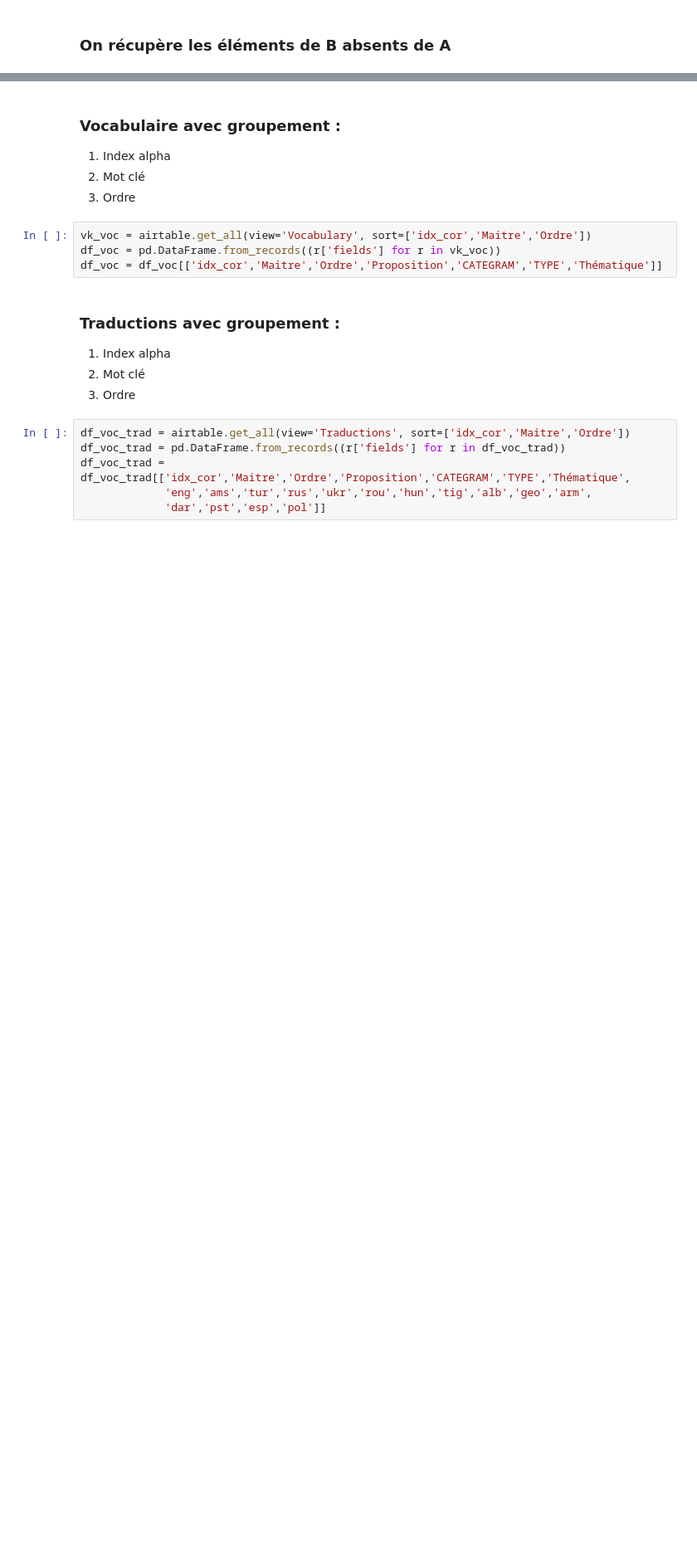
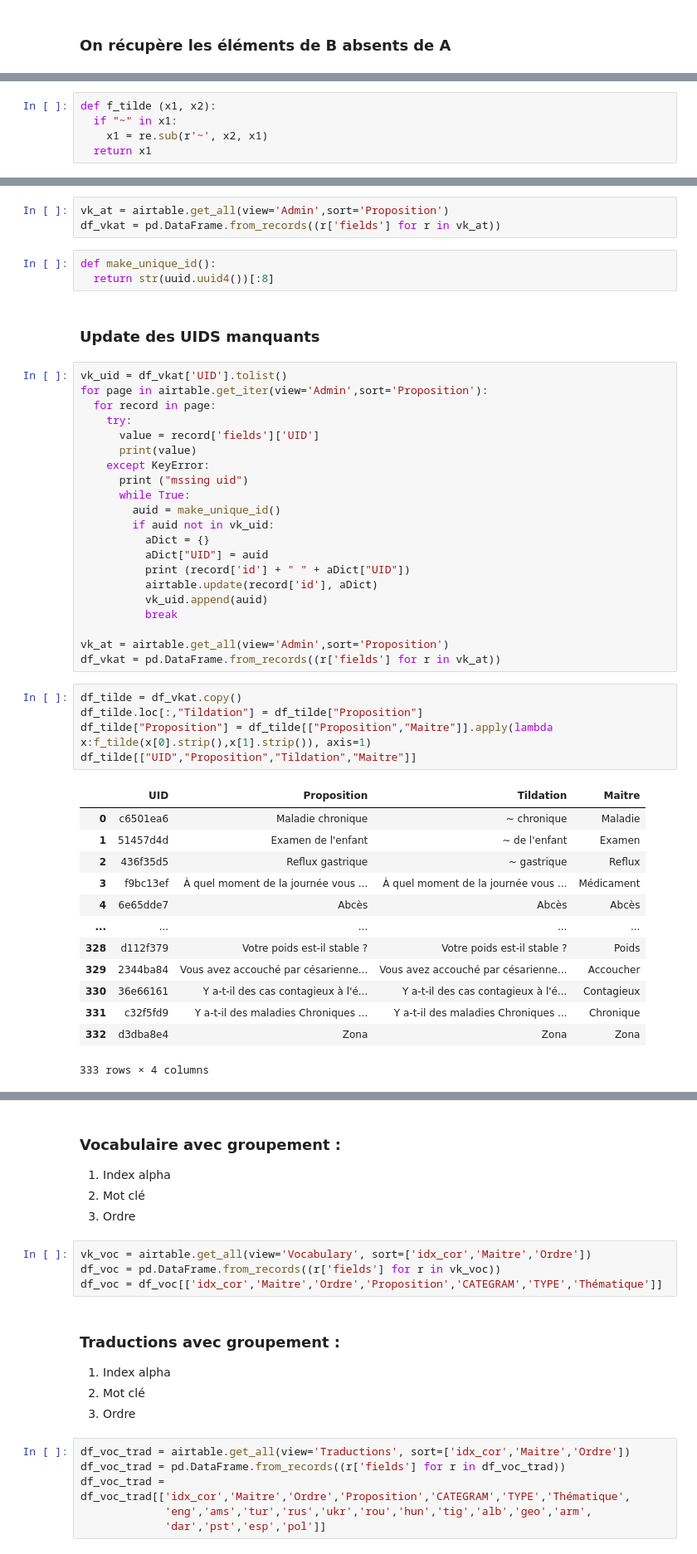
Before and after one commit to gretiere545/corpus, a Jupyter notebook: corpus_sync_airtable.ipynb, the cells around one changed output, grey strips where cells are left out. Shown at 83% size. Saved outputs shown, nothing was run; the diff lists cells and outputs as text; blank space fills up the shorter version.

Commit message:
Avec tildation (supprimé)

```diff
--- a/corpus_sync_airtable.ipynb
+++ b/corpus_sync_airtable.ipynb
@@ -234,0 +202,5 @@ df_vkat
+# %%
+def f_tilde (x1, x2):
+  if "~" in x1:
+    x1 = re.sub(r'~', x2, x1)
+  return x1
@@ -234,0 +209,48 @@ df_vkat
+# %%
+vk_at = airtable.get_all(view='Admin',sort='Proposition')
+df_vkat = pd.DataFrame.from_records((r['fields'] for r in vk_at))
+# %%
+def make_unique_id():
+  return str(uuid.uuid4())[:8]
+# %% [markdown]
+### Update des UIDS manquants
+# %%
+vk_uid = df_vkat['UID'].tolist()
+for page in airtable.get_iter(view='Admin',sort='Proposition'):
+  for record in page:
+    try:
+      value = record['fields']['UID']
+      print(value)
+    except KeyError:
+      print ("mssing uid")
+      while True:
+        auid = make_unique_id()
+        if auid not in vk_uid:
+          aDict = {}
+          aDict["UID"] = auid
+          print (record['id'] + " " + aDict["UID"])
+          airtable.update(record['id'], aDict)
+          vk_uid.append(auid)
+          break
+
+vk_at = airtable.get_all(view='Admin',sort='Proposition')
+df_vkat = pd.DataFrame.from_records((r['fields'] for r in vk_at))
+# %%
+df_tilde = df_vkat.copy()
+df_tilde.loc[:,"Tildation"] = df_tilde["Proposition"]
+df_tilde["Proposition"] = df_tilde[["Proposition","Maitre"]].apply(lambda x:f_tilde(x[0].strip(),x[1].strip()), axis=1)
+df_tilde[["UID","Proposition","Tildation","Maitre"]]
+# %% [output]
+|  | UID | Proposition | Tildation | Maitre |
+| 0 | c6501ea6 | Maladie chronique | ~ chronique | Maladie |
+| 1 | 51457d4d | Examen de l'enfant | ~ de l'enfant | Examen |
+| 2 | 436f35d5 | Reflux gastrique | ~ gastrique | Reflux |
+| 3 | f9bc13ef | À quel moment de la journée vous ... | À quel moment de la journée vous ... | Médicament |
+| 4 | 6e65dde7 | Abcès | Abcès | Abcès |
+| ... | ... | ... | ... | ... |
+| 328 | d112f379 | Votre poids est-il stable ? | Votre poids est-il stable ? | Poids |
+| 329 | 2344ba84 | Vous avez accouché par césarienne... | Vous avez accouché par césarienne... | Accoucher |
+| 330 | 36e66161 | Y a-t-il des cas contagieux à l'é... | Y a-t-il des cas contagieux à l'é... | Contagieux |
+| 331 | c32f5fd9 | Y a-t-il des maladies Chroniques ... | Y a-t-il des maladies Chroniques ... | Chronique |
+| 332 | d3dba8e4 | Zona | Zona | Zona |
+333 rows × 4 columns
```
Also changed, not shown: parts of 13 cells of this notebook.
